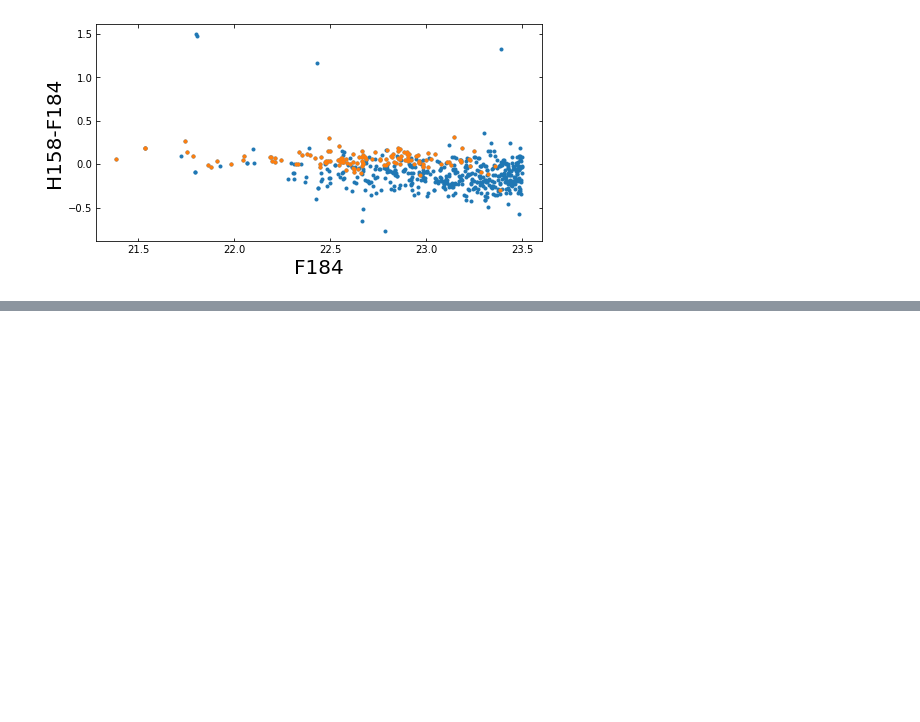
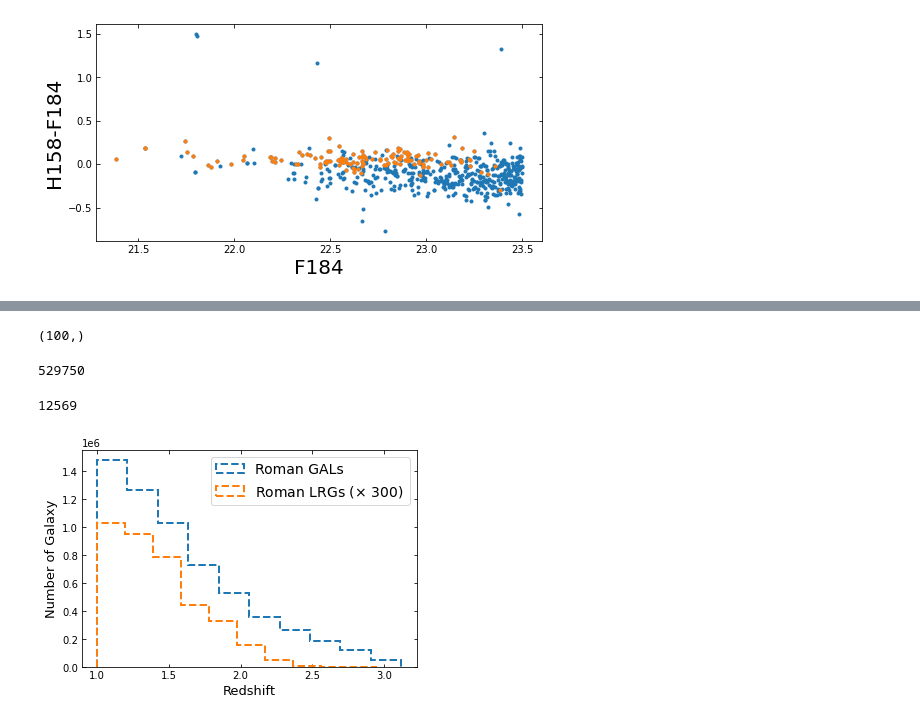
Before and after one commit to Zhiyuan-G/Rubin-Roman-redmagic, a Jupyter notebook: Roman-sed-match-red-gal.ipynb, the cells around one changed output, grey strips where cells are left out. Cells and saved outputs as stored; diff of their text form; code cells hidden in the pictures; blank space fills up the shorter version.

```diff
--- a/Roman-sed-match-red-gal.ipynb
+++ b/Roman-sed-match-red-gal.ipynb
@@ -164,0 +195,8 @@ H158 F184 F184
+# %%
+l_cut.shape
+# %% [output]
+(100,)
+# %%
+(454+507+549+335+274)*250
+# %% [output]
+529750
@@ -164,0 +205,33 @@ H158 F184 F184
+# %%
+redshift_start = np.arange(1,3.0,0.02)
+ref_m = 'F184'
+for i, z_start in enumerate(redshift_start):
+    z_low = z_start
+    z_high = z_low + 0.02
+    z_mask = (zs > z_low) & (zs < z_high)
+    mag_ref = measured_qts['mag_auto_%s'%ref_m][z_mask]
+    L_cut = (mag_ref < l_cut[i])
+    group_z = zs[z_mask][L_cut]
+
+    mag_Y = measured_qts['mag_auto_Y106'][z_mask]
+    mag_J = measured_qts['mag_auto_J129'][z_mask]
+    mag_H = measured_qts['mag_auto_H158'][z_mask]
+    mag_F = measured_qts['mag_auto_F184'][z_mask]
+    Y_J = mag_Y[L_cut] - mag_J[L_cut]
+    J_H = mag_J[L_cut] - mag_H[L_cut]
+    H_F = mag_H[L_cut] - mag_F[L_cut]
+    #print(np.round(z_low,2),np.round(z_high,2),len(Y_J),l_cut[i])
+    if i == 0:
+        Y_J_group = Y_J
+        J_H_group = J_H
+        H_F_group = H_F
+        redshift_group = group_z
+    else:
+        Y_J_group = np.concatenate((Y_J_group,Y_J))
+        J_H_group = np.concatenate((J_H_group,J_H))
+        H_F_group = np.concatenate((H_F_group,H_F))
+        redshift_group = np.concatenate((redshift_group,group_z))
+# %%
+len(redshift_group)
+# %% [output]
+12569
@@ -164,0 +262,14 @@ H158 F184 F184
+# %%
+plt.figure(figsize = (6,4))
+counts_all,bins_all = np.histogram(z_all[z_all > 1])
+counts_lrg,bins_lrg = np.histogram(redshift_group)
+plt.hist(bins_all[:-1],bins_all,weights = counts_all,histtype='step',linewidth = 2,ls = '--',label = 'Roman GALs')
+plt.hist(bins_lrg[:-1],bins_lrg,weights = counts_lrg*300,histtype='step', linewidth = 2,ls = '--',label = r'Roman LRGs ($\times$ 300)')
+plt.ylabel('Number of Galaxy', fontsize = 13)
+plt.xlabel('Redshift',fontsize = 13)
+plt.legend(loc = 'best',fontsize = 14,frameon= True)
+plt.savefig('plots/Roman_GAL_LRG_hist.pdf')
+
+#plt.hist(redshift_group,density = False,histtype='step',linewidth = 2,label = 'LRG SED matched gals w/ L cuts');
+# %% [output]
+[figure, added]
```
Also changed, not shown: parts of 12 cells of this notebook.
